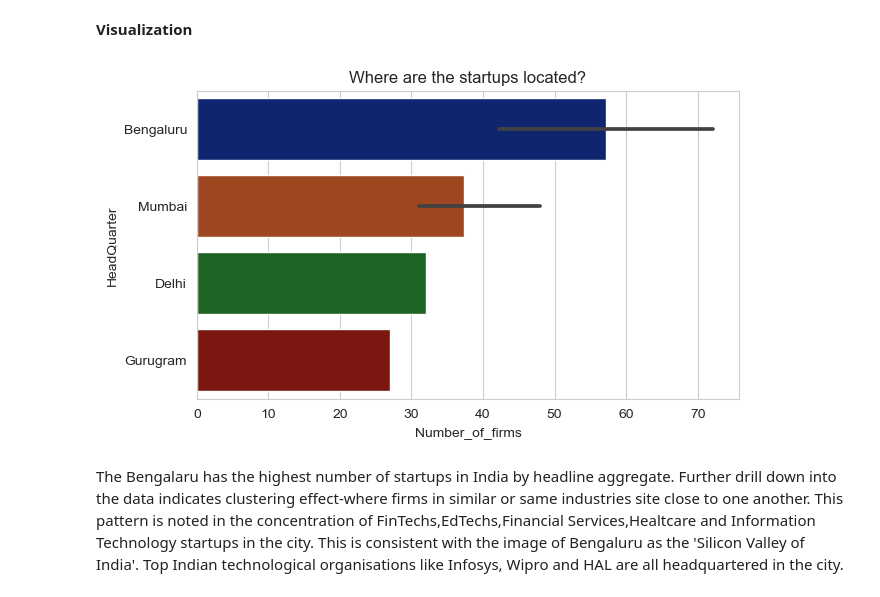
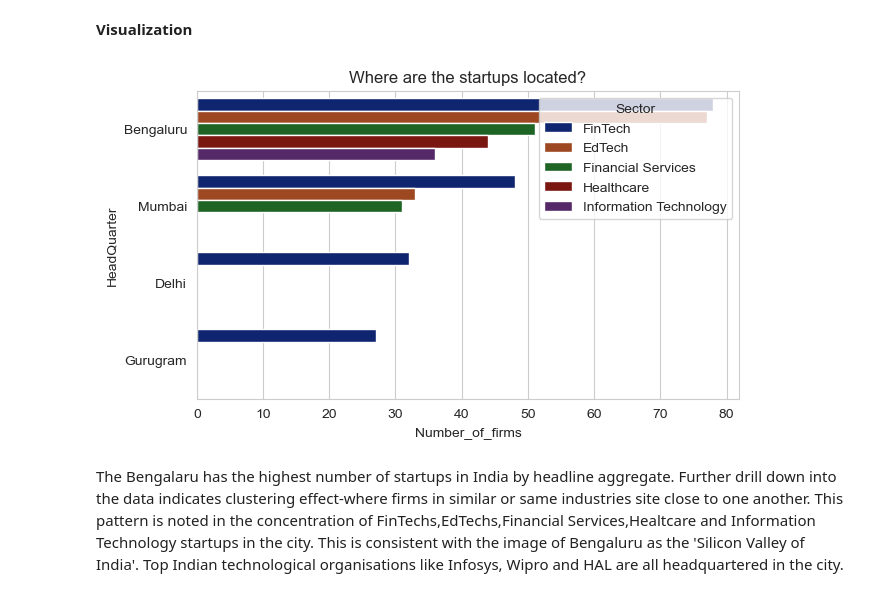
Before and after one commit to musah29/Analysis_of_Indian_Startup_Ecosystem, a Jupyter notebook: BEIJING.ipynb, the cells around one changed output. Cells and saved outputs as stored; diff of their text form; code cells hidden in the pictures.

```diff
--- a/BEIJING.ipynb
+++ b/BEIJING.ipynb
@@ -582,11 +579,11 @@ startup_location
 # %%
 plt.figure(figsize=(7,4))
 plt.title('Where are the startups located?')
 sns.set_style(style='whitegrid')
-sns.barplot(x='Number_of_firms',y='HeadQuarter', palette='dark', data=startup_location, orient='h')
+sns.barplot(x='Number_of_firms',y='HeadQuarter', palette='dark', data=startup_location, orient='h', hue='Sector')
 plt.show()
 # %% [output]
-[figure, old version]
+[figure, new version]
 # %% [markdown]
 The Bengalaru has the highest number of startups in India by headline aggregate. Further drill down into the data indicates clustering effect-where firms in similar or same industries site close to one another. This pattern is noted in the concentration of FinTechs,EdTechs,Financial Services,Healtcare and Information Technology startups in the city.
 This is consistent with the image of Bengaluru as the 'Silicon Valley of India'. Top Indian technological organisations like Infosys, Wipro and HAL are all headquartered in the city.
```
Also changed, not shown: parts of 4 cells of this notebook.
